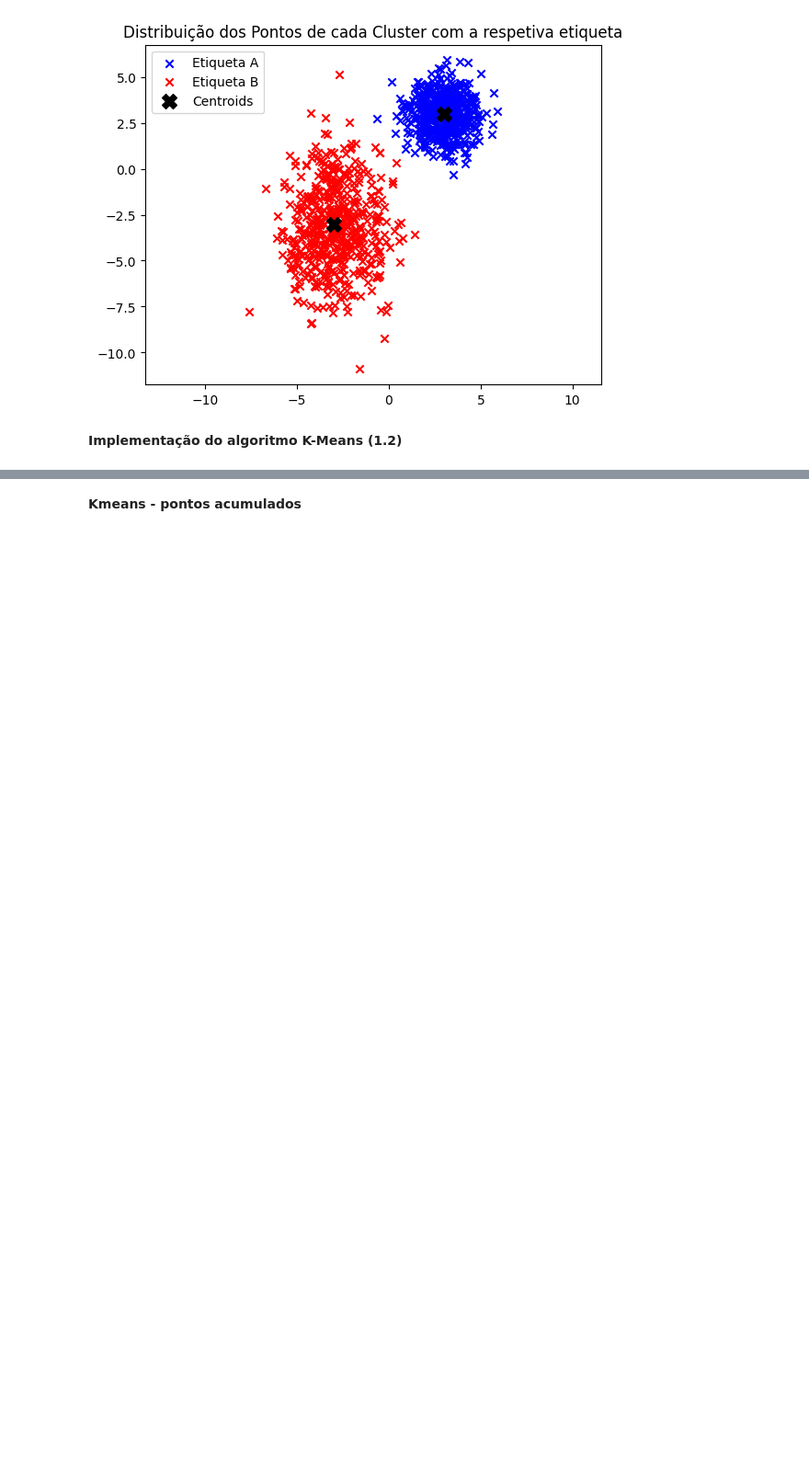
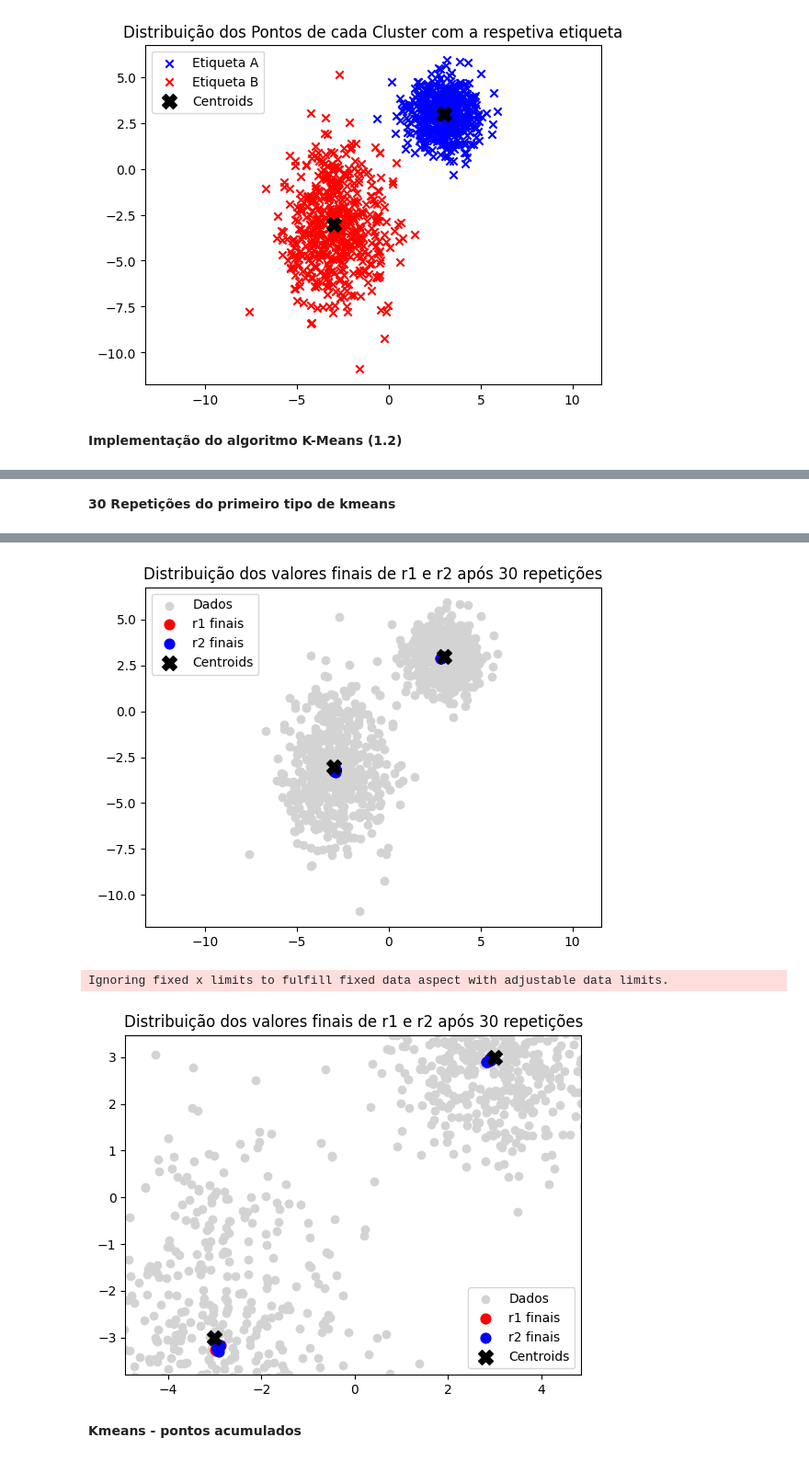
Before and after one commit to Andre3648/IAA, a Jupyter notebook: exercicio1.ipynb, the cells around one changed output, grey strips where cells are left out. Shown at 92% size. Saved outputs shown, nothing was run; the diff lists cells and outputs as text; code cells hidden in the pictures; blank space fills up the shorter version.

Commit message:
update
ajuste nas 30 repeticoes

```diff
--- a/exercicio1.ipynb
+++ b/exercicio1.ipynb
@@ -131,0 +132,76 @@ plt.show()
+# %% [markdown]
+**30 Repetições do primeiro tipo de kmeans**
+# %%
+import matplotlib.pyplot as plt
+import numpy as np
+import random
+
+pontos = np.loadtxt('conjunto_de_etiquetas.txt', delimiter=',', skiprows=1)
+coordenadas = pontos[:, 0:2]
+etiquetas = pontos[:,2]
+centroids = np.array([[3,3], [-3,-3]])
+
+alpha = 0.001
+num_epocas = 10
+num_repeticoes = 30
+
+r1_finais = []
+r2_finais = []
+
+for repeticao in range(1, num_repeticoes + 1):
+    r1 = coordenadas[random.randint(0, len(coordenadas)-1)]
+    r2 = coordenadas[random.randint(0, len(coordenadas)-1)]
+
+    for epoca in range(num_epocas):
+        for x in coordenadas:
+            d1 = np.sqrt(np.sum((x-r1) ** 2))
+            d2 = np.sqrt(np.sum((x-r2) ** 2))
+
+            if d1 < d2:
+                r1 = (1-alpha) * r1 + alpha * x
+
+            else:
+                r2 = (1-alpha) * r2 + alpha * x
+
+    r1_finais.append(r1.copy())
+    r2_finais.append(r2.copy())
+    print(f"Repetição {repeticao:02d} - r1 final: [{r1[0]:.3f}, {r1[1]:.3f}], r2 final: [{r2[0]:.3f}, {r2[1]:.3f}]")
+
+
+
+
+r1_finais = np.array(r1_finais)
+r2_finais = np.array(r2_finais)
+
+r1_media = np.mean(r1_finais, axis=0)
+r2_media = np.mean(r2_finais, axis=0)
+r1_std = np.std(r1_finais, axis=0)
+r2_std = np.std(r2_finais, axis=0)
+
+print("\n--- Estatísticas dos resultados ---")
+print(f"Média r1: [{r1_media[0]}, {r1_media[1]}] | Desvio padrão: [{r1_std[0]}, {r1_std[1]}]")
+print(f"Média r2: [{r2_media[0]}, {r2_media[1]}] | Desvio padrão: [{r2_std[0]}, {r2_std[1]}]")
+
+
+
+plt.scatter(coordenadas[:,0], coordenadas[:,1], c='lightgray', marker='o', label='Dados')
+plt.scatter(r1_finais[:,0], r1_finais[:,1], c='red', s=60, marker='o', label='r1 finais')
+plt.scatter(r2_finais[:,0], r2_finais[:,1], c='blue', s=60, marker='o', label='r2 finais')
+plt.scatter(centroids[:,0], centroids[:,1], c='black', marker='X', s = 130, label='Centroids')
+plt.title("Distribuição dos valores finais de r1 e r2 após 30 repetições")
+plt.legend()
+plt.axis('equal')
+plt.show()
+
+plt.scatter(coordenadas[:,0], coordenadas[:,1], c='lightgray', marker='o', label='Dados')
+plt.scatter(r1_finais[:,0], r1_finais[:,1], c='red', s=60, marker='o', label='r1 finais')
+plt.scatter(r2_finais[:,0], r2_finais[:,1], c='blue', s=60, marker='o', label='r2 finais')
+plt.scatter(centroids[:,0], centroids[:,1], c='black', marker='X', s = 130, label='Centroids')
+plt.title("Distribuição dos valores finais de r1 e r2 após 30 repetições")
+plt.legend()
+plt.axis('equal')
+todos = np.vstack((r1_finais, r2_finais))
+plt.xlim(todos[:,0].min()-0.5, todos[:,0].max()+0.5)
+plt.ylim(todos[:,1].min()-0.5, todos[:,1].max()+0.5)
+plt.show()
+# %% [output]
@@ -132,3 +225,6 @@ plt.show()
+[figure, added]
+Ignoring fixed x limits to fulfill fixed data aspect with adjustable data limits.
+[figure, added]
 # %% [markdown]
 **Kmeans - pontos acumulados**
 # %%
```
Also changed, not shown: parts of 5 cells of this notebook.
